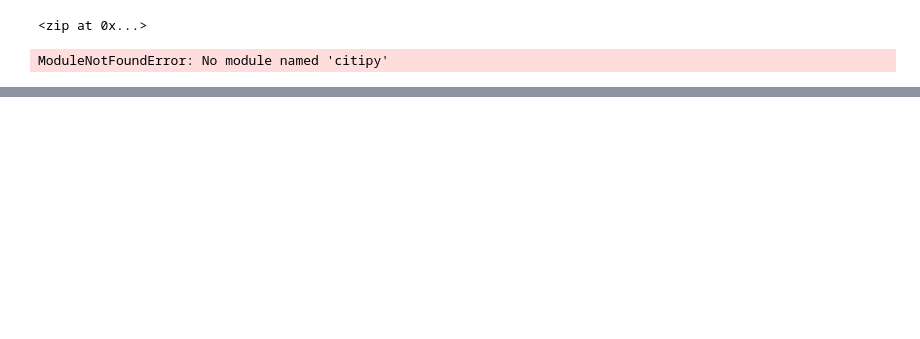
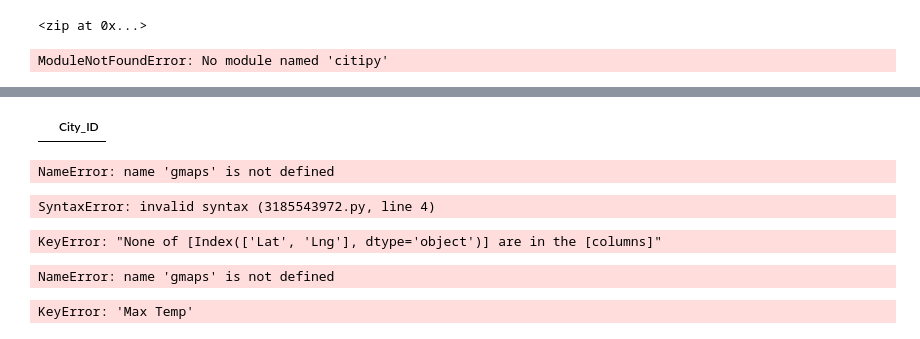
Before and after one commit to Christellejg/World_Weather_Analysis, a Jupyter notebook: WeatherPy.ipynb, the cells around one changed output, grey strips where cells are left out. Drawn from its saved outputs; the diff is of its cells as text; code cells hidden in the pictures; blank space fills up the shorter version.

Commit message:
Add files via upload
Use Google API to Create Heatmaps
(was unsuccessful because I was unable to install gmaps in my command line and in Jupyter)

```diff
--- a/WeatherPy.ipynb
+++ b/WeatherPy.ipynb
@@ -364,0 +350,69 @@ SyntaxError: EOL while scanning string literal (1225207314.py, line 6)
+# %%
+# Store the CSV you saved created in part one into a DataFrame.
+city_data_df = pd.read_csv("weather_data/cities.csv")
+city_data_df.head()
+# %% [output]
+|  | City_ID |
+# %%
+# Configure gmaps to use your Google API key.
+gmaps.configure(api_key=g_key)
+# %% [output]
+NameError: name 'gmaps' is not defined
+# %%
+# 1. Assign the locations to an array of latitude and longitude pairs.
+locations = [latitude, longitude]
+# 2. Assign the weights variable to some values.
+temperatures = # an array of length equal to the locations array length
+# 3. Assign the figure variable to the gmaps.figure() attribute.
+fig = gmaps.figure()
+# 4. Assign the heatmap_layer variable to the heatmap_layer attribute and add in the locations.
+heatmap_layer = gmaps.heatmap_layer(locations, weights=temperatures)
+
+# 5. Add the heatmap layer.
+fig.add_layer(heatmap_layer)
+# 6. Call the figure to plot the data.
+fig
+# %% [output]
+SyntaxError: invalid syntax (3185543972.py, line 4)
+# %%
+# Heatmap of temperature
+# Get the latitude and longitude.
+locations = city_data_df[["Lat", "Lng"]]
+# Get the maximum temperature.
+max_temp = city_data_df["Max Temp"]
+# Assign the figure variable.
+fig = gmaps.figure()
+# Assign the heatmap variable.
+heat_layer = gmaps.heatmap_layer(locations, weights=max_temp)
+# Add the heatmap layer.
+fig.add_layer(heat_layer)
+# Call the figure to plot the data.
+fig
+
+# Heatmap of temperature
+# Get the latitude and longitude.
+locations = city_data_df[["Lat", "Lng"]]
+# Get the maximum temperature.
+max_temp = city_data_df["Max Temp"]
+# Assign the figure variable.
+fig = gmaps.figure()
+# Assign the heatmap variable.
+heat_layer = gmaps.heatmap_layer(locations, weights=max_temp)
+# Add the heatmap layer.
+fig.add_layer(heat_layer)
+# Call the figure to plot the data.
+fig
+# %% [output]
+KeyError: "None of [Index(['Lat', 'Lng'], dtype='object')] are in the [columns]"
+# %%
+heat_layer = gmaps.heatmap_layer(locations, weights=max_temp)
+# %% [output]
+NameError: name 'gmaps' is not defined
+# %%
+# Get the maximum temperature.
+max_temp = city_data_df["Max Temp"]
+temps = []
+for temp in max_temp:
+    temps.append(max(temp, 0))
+# %% [output]
+KeyError: 'Max Temp'
```
Also changed, not shown: parts of 43 cells of this notebook.
